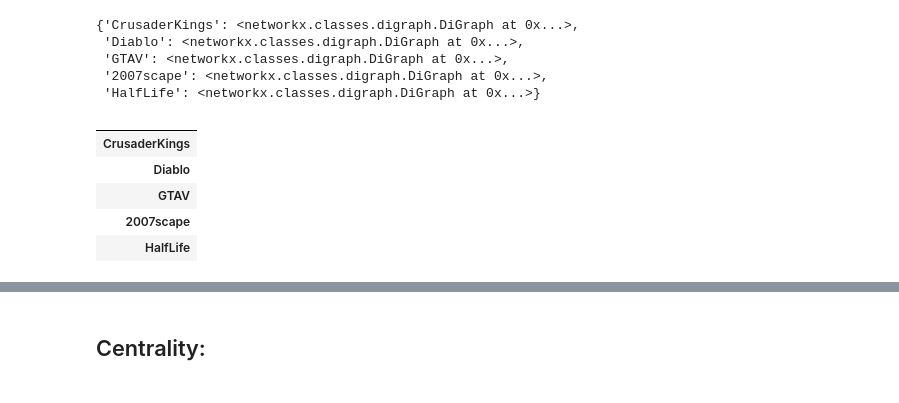
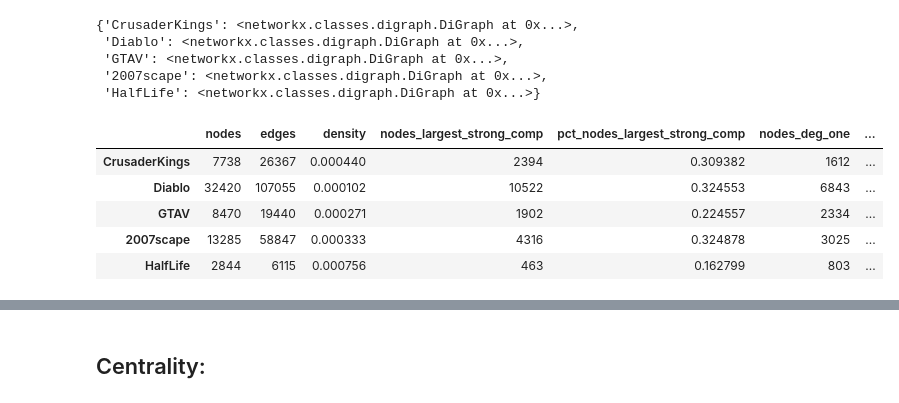
Before and after one commit to ruskirin/reddit-assortativity-analysis, a Jupyter notebook: non-political-subreddits-analysis.ipynb, the cells around one changed output, grey strips where cells are left out. Cells and saved outputs as stored; diff of their text form; code cells hidden in the pictures.

```diff
--- a/non-political-subreddits-analysis.ipynb
+++ b/non-political-subreddits-analysis.ipynb
@@ -172,12 +174,12 @@ nets
  '2007scape': <networkx.classes.digraph.DiGraph at 0x...>,
  'HalfLife': <networkx.classes.digraph.DiGraph at 0x...>}
 # %%
-params_game = pd.DataFrame(index=nets.keys())
+params_game = a.get_graph_base_stats(nets)
 params_game
 # %% [output]
-|  |
-| CrusaderKings |
-| Diablo |
-| GTAV |
-| 2007scape |
-| HalfLife |
+|  | nodes | edges | density | nodes_largest_strong_comp | pct_nodes_largest_strong_comp | nodes_deg_one | ... |
+| CrusaderKings | 7738 | 26367 | 0.000440 | 2394 | 0.309382 | 1612 | ... |
+| Diablo | 32420 | 107055 | 0.000102 | 10522 | 0.324553 | 6843 | ... |
+| GTAV | 8470 | 19440 | 0.000271 | 1902 | 0.224557 | 2334 | ... |
+| 2007scape | 13285 | 58847 | 0.000333 | 4316 | 0.324878 | 3025 | ... |
+| HalfLife | 2844 | 6115 | 0.000756 | 463 | 0.162799 | 803 | ... |
```
Also changed, not shown: parts of 16 cells of this notebook, 3 other files.
